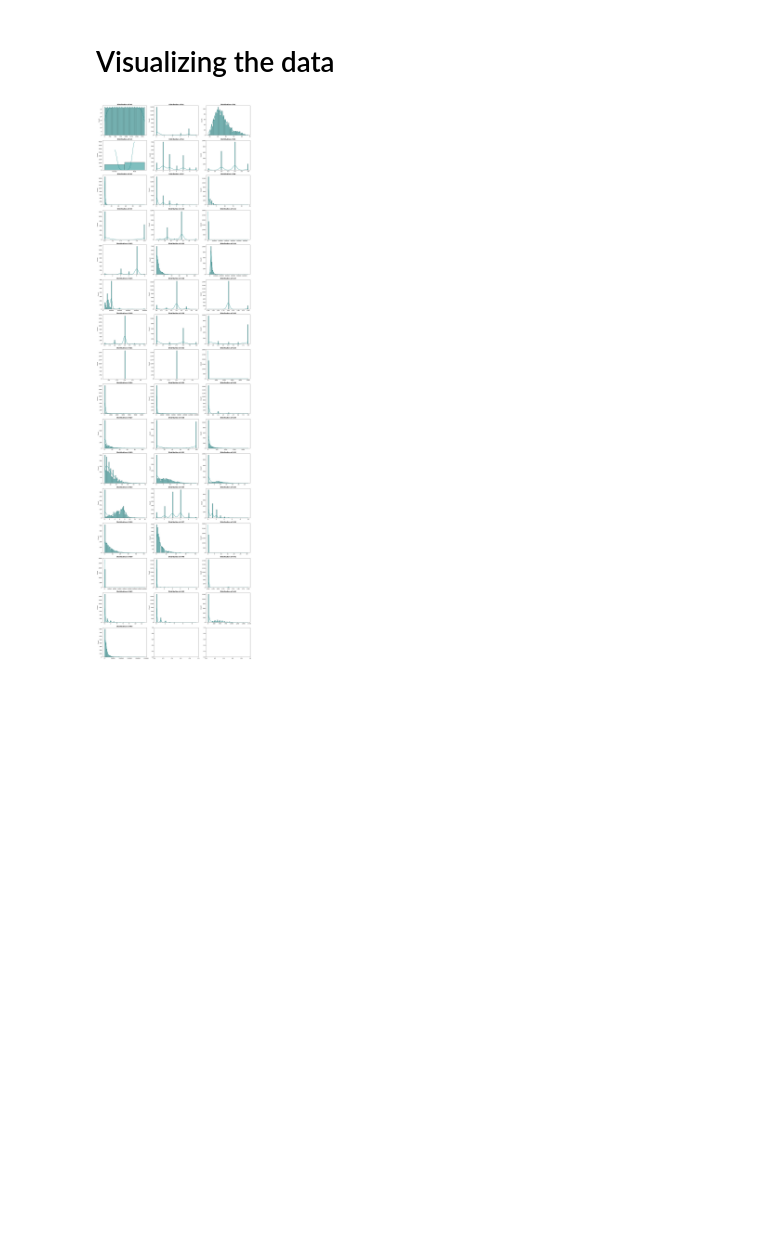
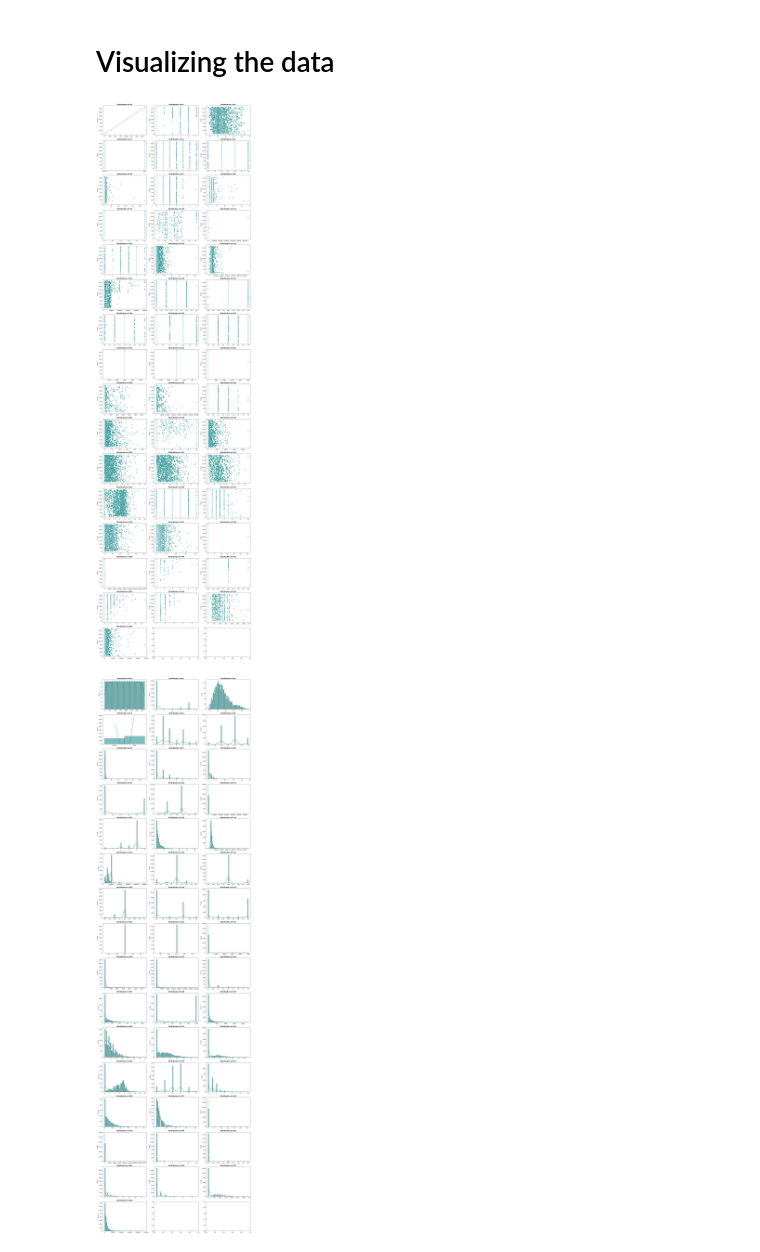
Before and after one commit to Aris1401/Credit-Score-Prediction---Supervised-Machine-Learning-Techniques---Coursework, a Jupyter notebook: Source/Internal/1_data_exploration.ipynb, the cells around one changed output. Cells and saved outputs as stored; diff of their text form; code cells hidden in the pictures; blank space fills up the shorter version.

```diff
--- a/Source/Internal/1_data_exploration.ipynb
+++ b/Source/Internal/1_data_exploration.ipynb
@@ -134,6 +134,24 @@ In the data description, 0 is described as the missing values for the target cla
 import seaborn as sns
 import matplotlib.pyplot as plt
 import math
+# %%
+num_cols = len(credit_score.columns)
+cols_per_row = 3
+rows = math.ceil(num_cols / cols_per_row)
+
+fig, axes = plt.subplots(rows, cols_per_row, figsize=(18, rows * 4))
+axes = axes.flatten()
+
+for i, col in enumerate(credit_score.columns):
+    sns.scatterplot(x=credit_score[col].dropna(), y=credit_score['A0'], ax=axes[i], color='teal')
+    axes[i].set_title(f'Distribution of {col}', fontsize=12, fontweight='bold')
+    axes[i].set_xlabel('')
+    axes[i].set_ylabel('Count')
+
+plt.tight_layout()
+plt.show()
+# %% [output]
+[figure, added]
 # %%
 num_cols = len(credit_score.columns)
 cols_per_row = 3
```
Also changed, not shown: 6 other files.
